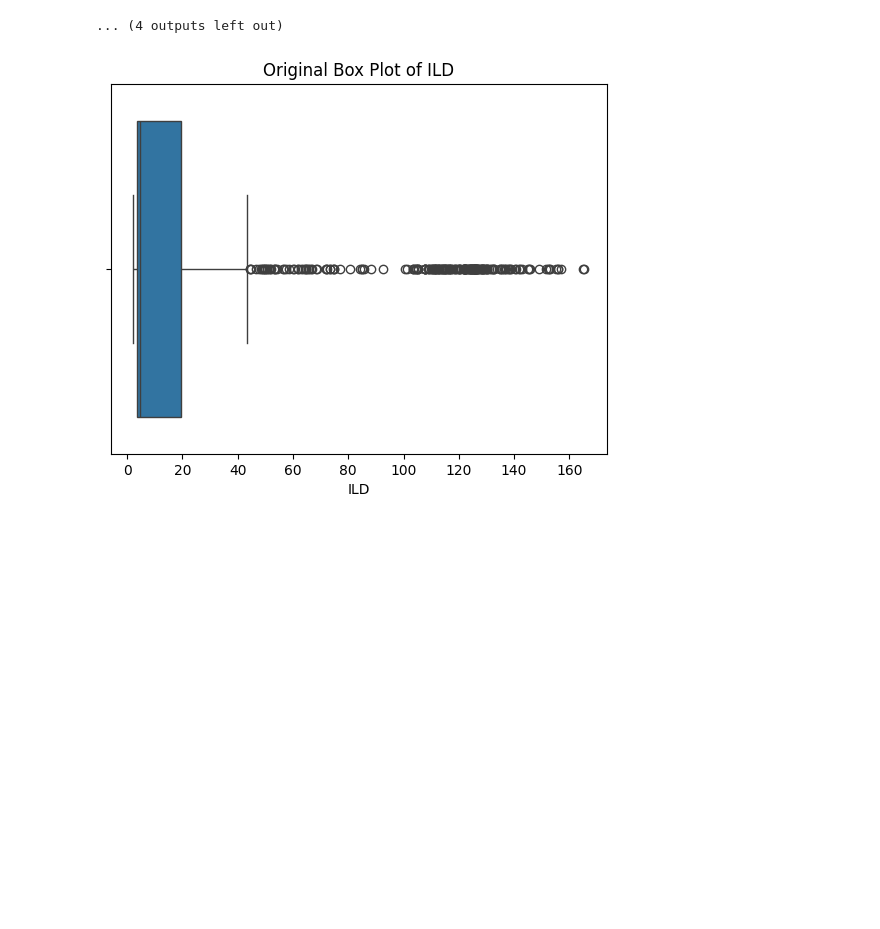
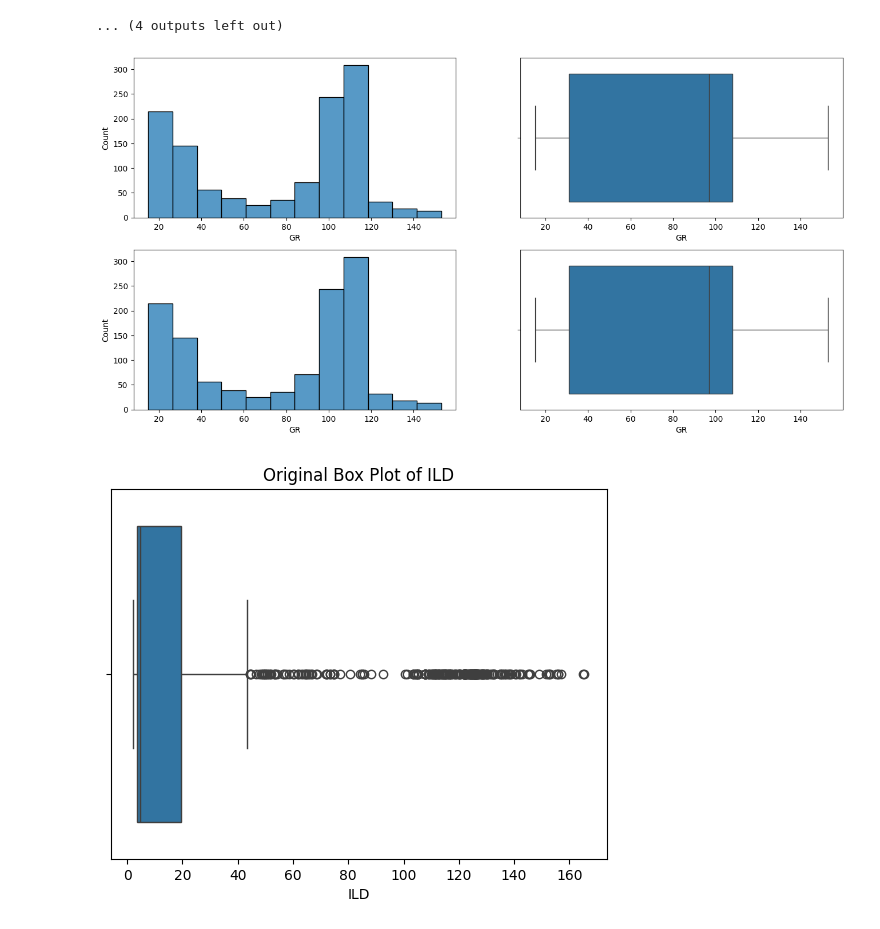
Before and after one commit to smoralesc91/DataScience2024, a Jupyter notebook: T1_mod_ver1.ipynb, the cells around one changed output. Drawn from its saved outputs; the diff is of its cells as text; code cells hidden in the pictures; blank space fills up the shorter version.

```diff
--- a/T1_mod_ver1.ipynb
+++ b/T1_mod_ver1.ipynb
@@ -359,6 +361,56 @@ RHOB
 None
 [figure]
 ... (4 outputs left out)
+# %%
+rgp = 'GR'
+#sns.boxplot(data[rgp], orient='h')
+
+quartil1 = data[rgp].quantile(0.25)
+quartil3 = data[rgp].quantile(0.75)
+
+iqr = quartil3 - quartil1
+
+upper_limit = quartil3 + 1.5 * iqr
+lower_limit = quartil1 - 1.5 * iqr
+
+#data[data[rgp] > upper_limit]
+#data[data[rgp] < lower_limit]
+
+#data_rhob_outliers = data[data[rgp] < upper_limit]
+#data_rhob_outliers.shape
+
+#plt.figure(figsize=(16,8))
+#plt.subplot(2,2,1)
+#sns.histplot(data[rgp])
+#plt.subplot(2,2,2)
+#sns.boxplot(data[rgp], orient='h')
+#plt.subplot(2,2,3)
+#sns.histplot(data_rhob_outliers[rgp])
+#plt.subplot(2,2,4)
+#sns.boxplot(data_rhob_outliers[rgp], orient='h')
+#plt.show()
+
+new_data_cap = data.copy()
+new_data_cap[rgp] = np.where(
+    new_data_cap[rgp] > upper_limit,
+    upper_limit,
+    np.where(
+        new_data_cap[rgp] < lower_limit,
+        lower_limit,
+        new_data_cap[rgp]))
+
+plt.figure(figsize=(16,8))
+plt.subplot(2,2,1)
+sns.histplot(data[rgp])
+plt.subplot(2,2,2)
+sns.boxplot(data[rgp], orient='h')
+plt.subplot(2,2,3)
+sns.histplot(new_data_cap[rgp])
+plt.subplot(2,2,4)
+sns.boxplot(new_data_cap[rgp], orient='h')
+plt.show()
+# %% [output]
+[figure, added]
 # %%
 def removal_box_plot(df, column, threshold):
     sns.boxplot(df[column], orient = 'y')
```
Also changed, not shown: parts of 3 cells of this notebook.
